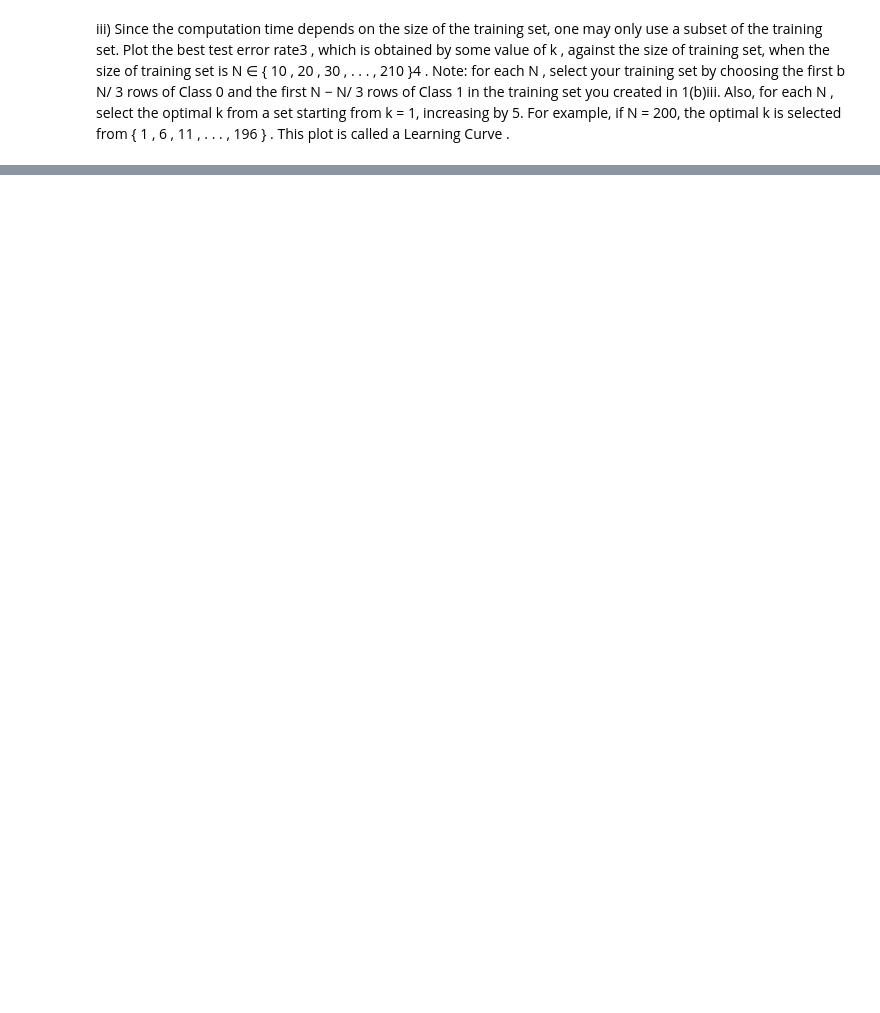
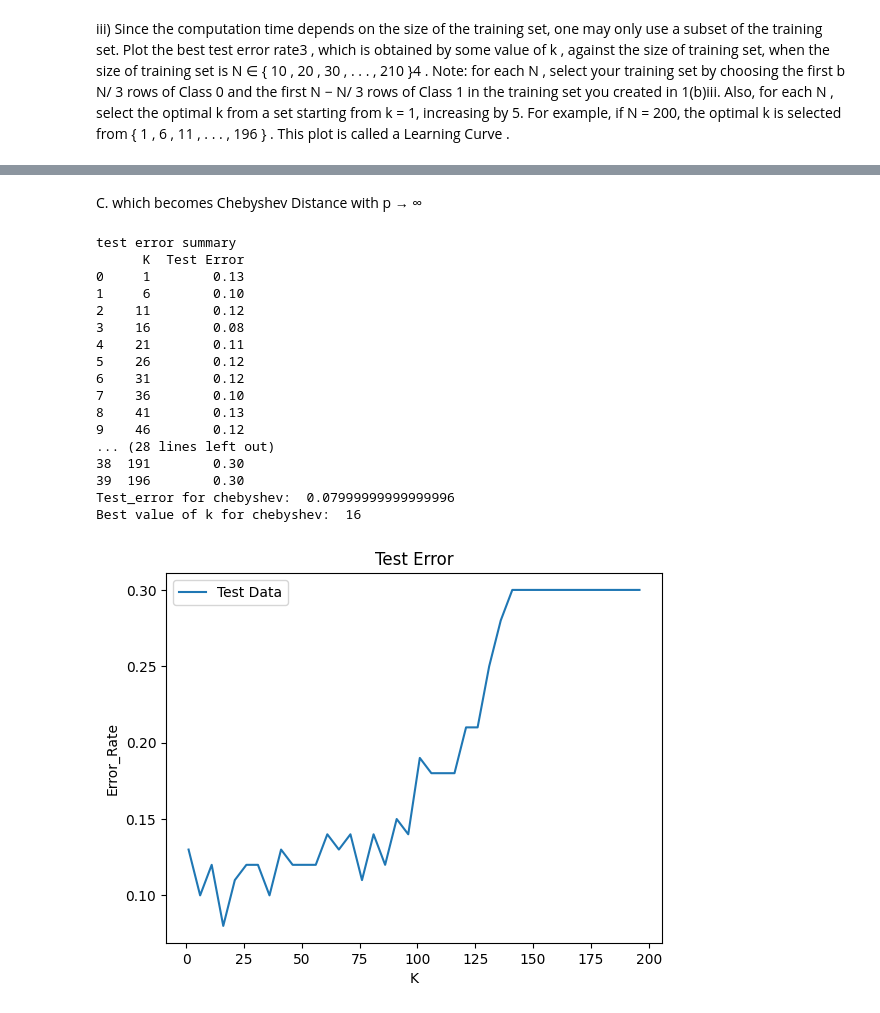
Before and after one commit to humera811/MLDS, a Jupyter notebook: Homework1/notebook/KNN/Bano_Humera_HW1.ipynb, the cells around one changed output, grey strips where cells are left out. Saved outputs shown, nothing was run; the diff lists cells and outputs as text; code cells hidden in the pictures; blank space fills up the shorter version.

```diff
--- a/Homework1/Bano_Humera_HW0.ipynb
+++ b/Homework1/notebook/KNN/Bano_Humera_HW1.ipynb
@@ -274,0 +404,48 @@ NameError: name 'train_set' is not defined
+# %% [markdown]
+C. which becomes Chebyshev Distance with p → ∞
+# %%
+# chebyshev
+K = np.arange(1, 200, 5)
+test_err = []
+for k in K:
+    neigh = neighbors.KNeighborsClassifier(n_neighbors=k)
+    neigh.set_params(n_jobs = -1,n_neighbors=k, metric ='chebyshev')
+    neigh.fit(x_train, y_train)
+    test_pred = neigh.predict(testset)
+    test_acc = accuracy_score(testLabels,test_pred)
+    precision = precision_score(testLabels, test_pred)
+    f1 = f1_score(testLabels, test_pred)
+    test_err.append(1-test_acc)
+test_analysis = pd.DataFrame(list(zip(K,test_err)), columns = ['K', 'Test Error'])
+print('test error summary')
+print(test_analysis)
+print('Test_error for chebyshev: ', min(test_err))
+print('Best value of k for chebyshev: ', K[np.argmin(test_err)])
+
+# graph plot
+plt.gca()
+plt.xlabel('K')
+plt.ylabel('Error_Rate')
+plt.title('Test Error')
+plt.plot(K, test_err, label = 'Test Data')
+plt.legend()
+plt.show()
+# %% [output]
+test error summary
+      K  Test Error
+0     1        0.13
+1     6        0.10
+2    11        0.12
+3    16        0.08
+4    21        0.11
+5    26        0.12
+6    31        0.12
+7    36        0.10
+8    41        0.13
+9    46        0.12
+... (28 lines left out)
+38  191        0.30
+39  196        0.30
+Test_error for chebyshev:  0.07999999999999996
+Best value of k for chebyshev:  16
+[figure, added]
```
Also changed, not shown: parts of 24 cells of this notebook, 5 other files.
